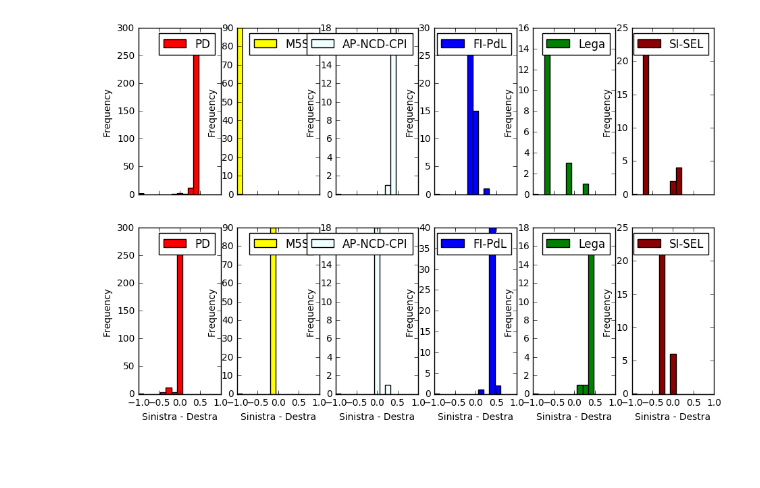
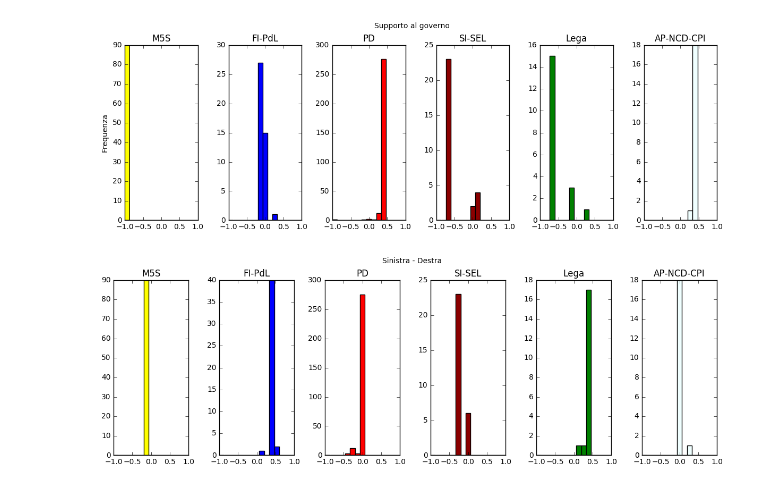
Before and after one commit to soleti/oc_camera, a Jupyter notebook: oc_camera.ipynb, the cells around one changed output. Saved outputs shown, nothing was run; the diff lists cells and outputs as text; code cells hidden in the pictures; blank space fills up the shorter version.

```diff
--- a/oc_camera.ipynb
+++ b/oc_camera.ipynb
@@ -26,16 +26,36 @@ plt.legend(loc='best')
-# %%
-pds = []
-f, axes = plt.subplots(2, 6, sharex=True, figsize=(11,7))
-
-for i,party in enumerate(list(parties)):
-    selected_pd = data_pd[data_pd.party == party]
-    pds.append(selected_pd)
-    selected_pd.plot.hist(ax=axes[0][i],y="coord1D", color=parties[party],label=party,bins=15,range=(-1,1))
-    axes[0][i].set_xlabel("Supporto al governo")
-    selected_pd.plot.hist(ax=axes[1][i],y="coord2D", color=parties[party],label=party,bins=15,range=(-1,1))
-    axes[1][i].set_xlabel("Sinistra - Destra")
-# %% [output]
-[figure, removed]
+# %%
+pds = []
+
+f_1d, axes_1d = plt.subplots(1, 6, sharex=True, figsize=(12,4))
+f_2d, axes_2d = plt.subplots(1, 6, sharex=True, figsize=(12,4))
+
+for i, party in enumerate(list(parties)):
+    selected_pd = data_pd[data_pd.party == party]
+    pds.append(selected_pd)
+
+    selected_pd.plot.hist(ax=axes_1d[i],y="coord1D", color=parties[party],bins=15,range=(-1,1))
+    axes_1d[i].set_ylabel("")
+    axes_1d[i].set_title(party)
+    axes_1d[i].legend().remove()
+
+    selected_pd.plot.hist(ax=axes_2d[i],y="coord2D", color=parties[party],bins=15,range=(-1,1))
+    axes_2d[i].set_ylabel("")
+    axes_2d[i].set_title(party)
+    axes_2d[i].legend().remove()
+
+
+
+axes_1d[0].set_ylabel("Frequenza")
+f_1d.text(0.5, 1, 'Supporto al governo', ha='center', va='center')
+f_2d.text(0.5, 1, 'Sinistra - Destra', ha='center', va='center')
+
+
+
+f_1d.tight_layout()
+f_2d.tight_layout()
+# %% [output]
+[figure, added]
+[figure, added]
 # %%
 
 f1 = plt.figure()
```
Also changed, not shown: parts of 2 cells of this notebook.
